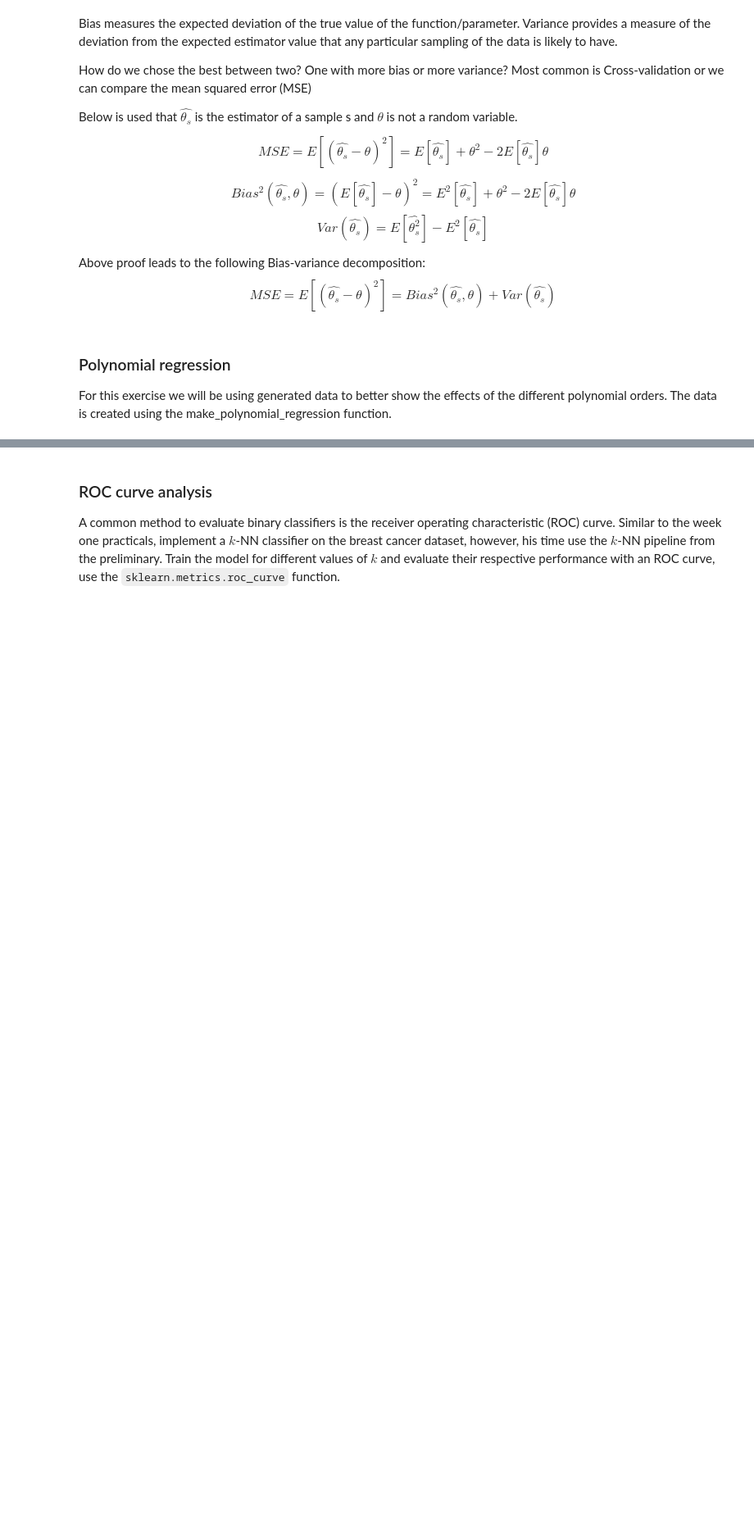
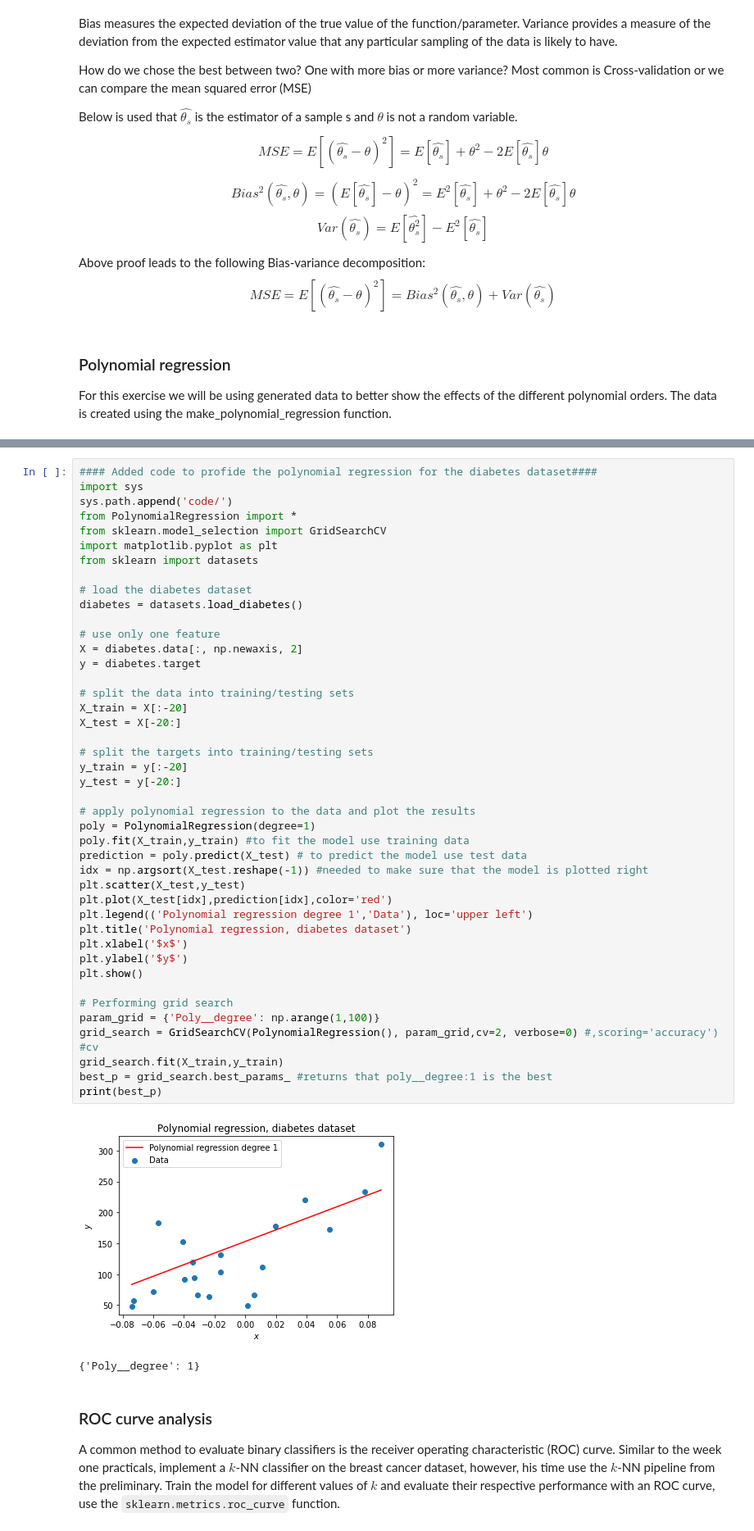
Before and after one commit to max-de-rooij/8dm50-machine-learning, a Jupyter notebook: practicals/week_2.ipynb, the cells around one changed output, grey strips where cells are left out. Shown at 82% size. Cells and saved outputs as stored; diff of their text form; blank space fills up the shorter version.

```diff
--- a/practicals/week_2.ipynb
+++ b/practicals/week_2.ipynb
@@ -182,4 +222,50 @@ Plot a learning curve that show the validation accuracy as a function of the pol
 Repeat this experiment, this time using the diabetes dataset instead of the generated data.
+# %%
+#### Added code to profide the polynomial regression for the diabetes dataset####
+import sys
+sys.path.append('code/')
+from PolynomialRegression import *
+from sklearn.model_selection import GridSearchCV
+import matplotlib.pyplot as plt
+from sklearn import datasets
+
+# load the diabetes dataset
+diabetes = datasets.load_diabetes()
+
+# use only one feature
+X = diabetes.data[:, np.newaxis, 2]
+y = diabetes.target
+
+# split the data into training/testing sets
+X_train = X[:-20]
+X_test = X[-20:]
+
+# split the targets into training/testing sets
+y_train = y[:-20]
+y_test = y[-20:]
+
+# apply polynomial regression to the data and plot the results
+poly = PolynomialRegression(degree=1)
+poly.fit(X_train,y_train) #to fit the model use training data
+prediction = poly.predict(X_test) # to predict the model use test data
+idx = np.argsort(X_test.reshape(-1)) #needed to make sure that the model is plotted right
+plt.scatter(X_test,y_test)
+plt.plot(X_test[idx],prediction[idx],color='red')
+plt.legend(('Polynomial regression degree 1','Data'), loc='upper left')
+plt.title('Polynomial regression, diabetes dataset')
+plt.xlabel('$x$')
+plt.ylabel('$y$')
+plt.show()
+
+# Performing grid search
+param_grid = {'Poly__degree': np.arange(1,100)}
+grid_search = GridSearchCV(PolynomialRegression(), param_grid,cv=2, verbose=0) #,scoring='accuracy') #cv
+grid_search.fit(X_train,y_train)
+best_p = grid_search.best_params_ #returns that poly__degree:1 is the best
+print(best_p)
+# %% [output]
+[figure, added]
+{'Poly__degree': 1}
 # %% [markdown]
 ### ROC curve analysis
 A common method to evaluate binary classifiers is the receiver operating characteristic (ROC) curve. Similar to the week one practicals, implement a $k$-NN classifier on the breast cancer dataset, however, his time use the $k$-NN pipeline from the preliminary. Train the model for different values of $k$ and evaluate their respective performance with an ROC curve, use the `sklearn.metrics.roc_curve` function.
```
Also changed, not shown: parts of 6 cells of this notebook.
